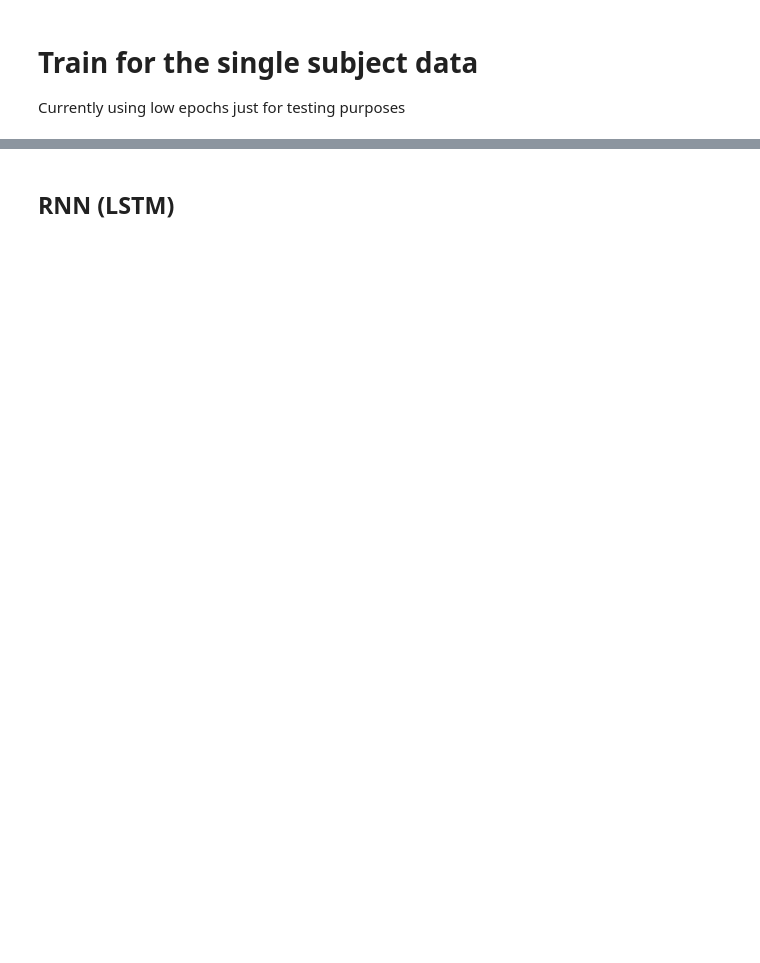
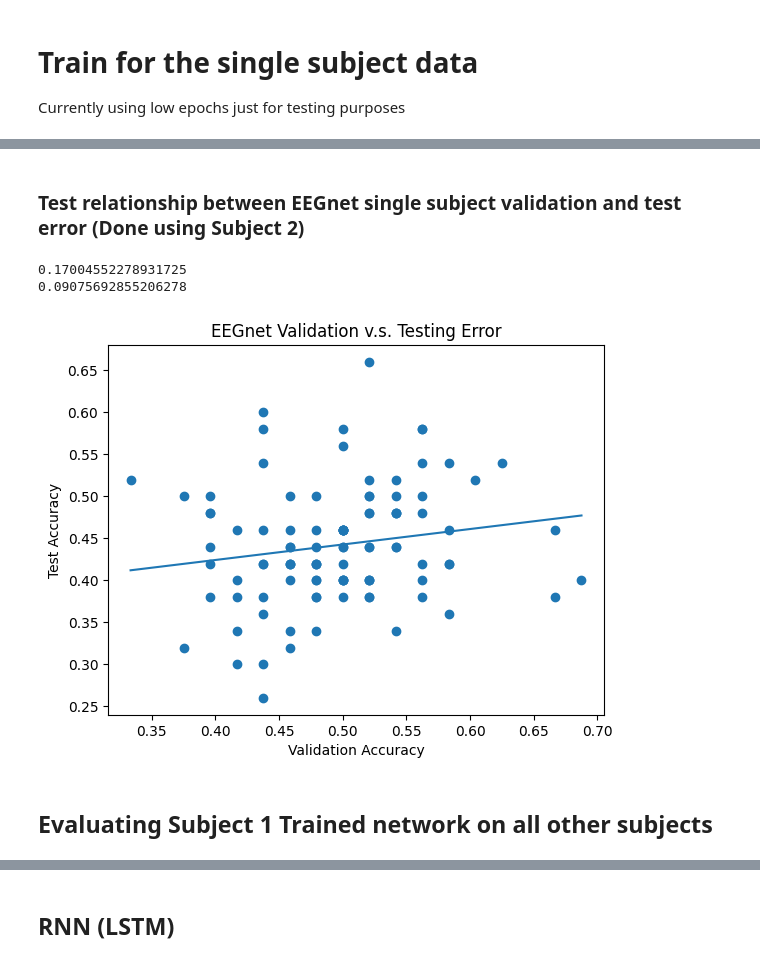
Before and after one commit to TurnerKaminski/ECE147-Final-Project, a Jupyter notebook: main.ipynb, the cells around one changed output, grey strips where cells are left out. Saved outputs shown, nothing was run; the diff lists cells and outputs as text; code cells hidden in the pictures; blank space fills up the shorter version.

```diff
--- a/main.ipynb
+++ b/main.ipynb
@@ -97,0 +105,19 @@ Best valid accuracy: 0.58333
+# %% [markdown]
+### Test relationship between EEGnet single subject validation and test error (Done using Subject 2)
+# %%
+import scipy
+
+plt.scatter(valid_accs, test_accs)
+plt.plot(np.unique(valid_accs), np.poly1d(np.polyfit(valid_accs, test_accs, 1))(np.unique(valid_accs)))
+slope, intercept, r_value, p_value, std_err = scipy.stats.linregress(valid_accs, test_accs)
+plt.xlabel("Validation Accuracy")
+plt.ylabel("Test Accuracy")
+plt.title("EEGnet Validation v.s. Testing Error")
+print(r_value)
+print(p_value)
+# %% [output]
+0.17004552278931725
+0.09075692855206278
+[figure, added]
+# %% [markdown]
+## Evaluating Subject 1 Trained network on all other subjects
```
Also changed, not shown: parts of 28 cells of this notebook, 6 other files.
